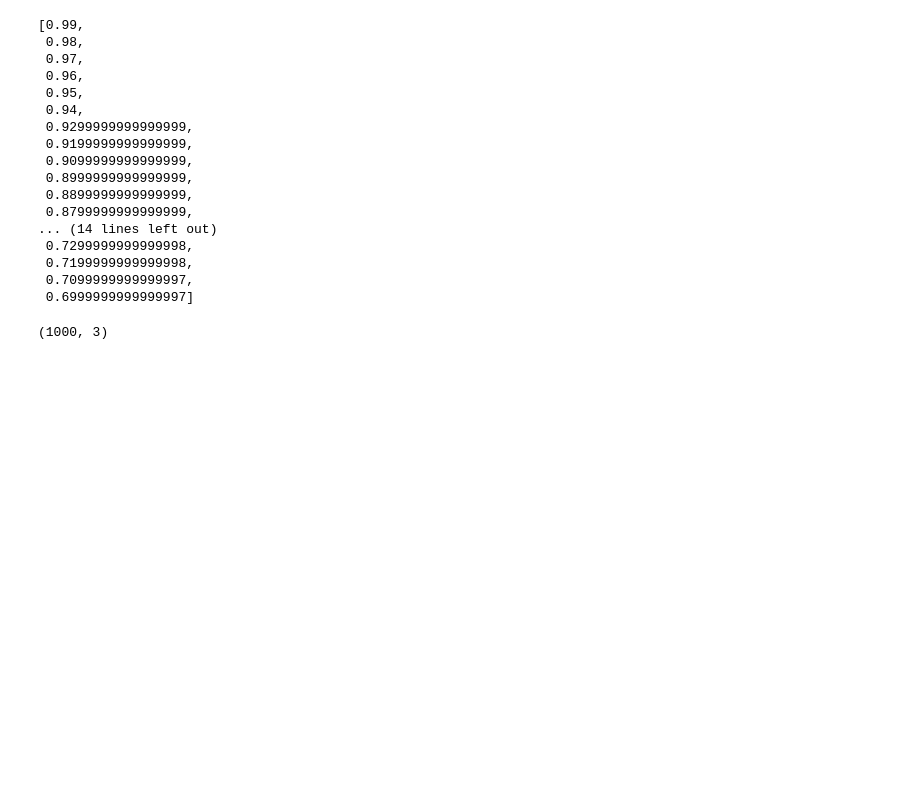
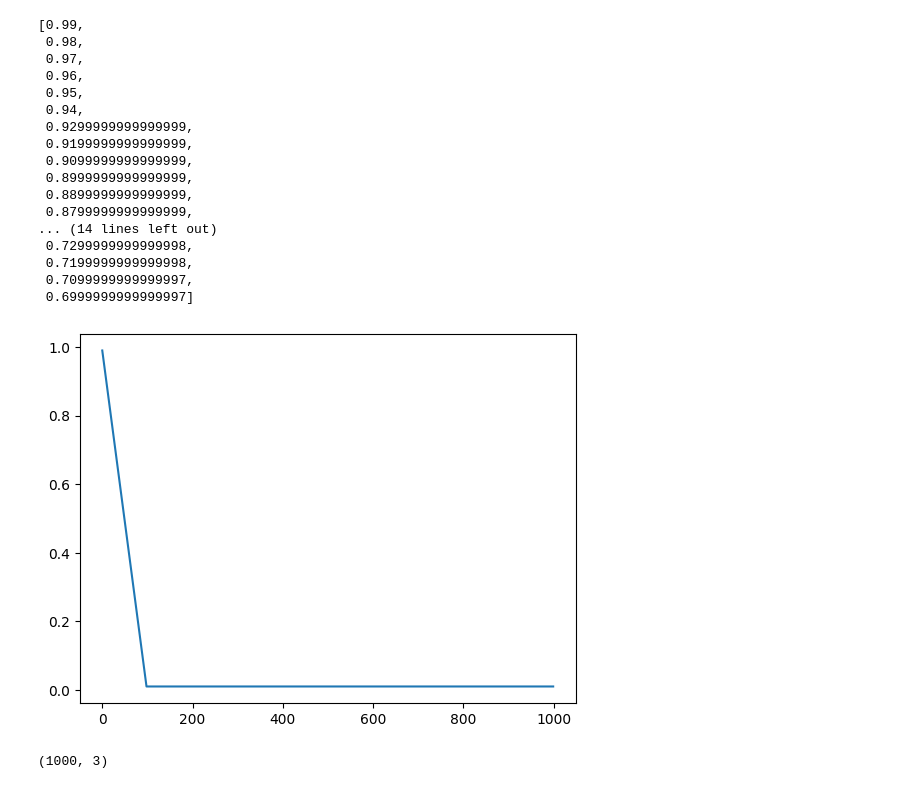
Before and after one commit to contepablod/ML_Bourbaki, a Jupyter notebook: Semana5/Rides_Dynamic_Pricing.ipynb, the cells around one changed output. Saved outputs shown, nothing was run; the diff lists cells and outputs as text; code cells hidden in the pictures; blank space fills up the shorter version.

```diff
--- a/Semana5/Rides_Dynamic_Pricing.ipynb
+++ b/Semana5/Rides_Dynamic_Pricing.ipynb
@@ -423,6 +433,11 @@ epsilon_values[:30]
  0.7199999999999998,
  0.7099999999999997,
  0.6999999999999997]
+# %%
+plt.plot(epsilon_values)
+plt.show()
+# %% [output]
+[figure, added]
 # %%
 Q_table.shape
 # %% [output]
```
Also changed, not shown: parts of 6 cells of this notebook.
